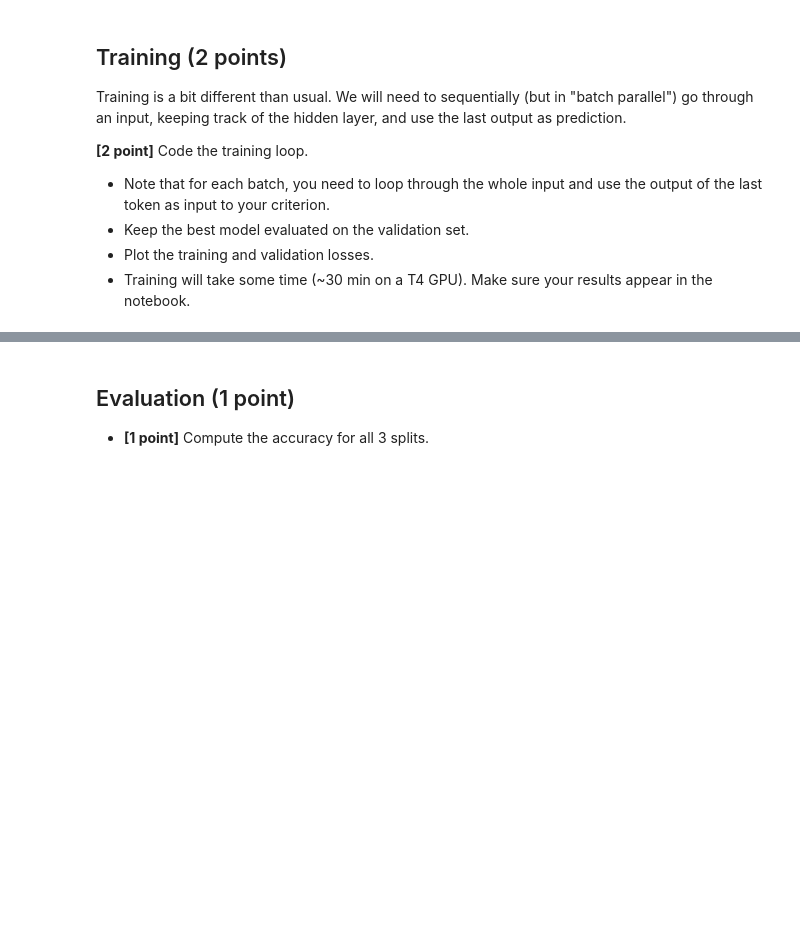
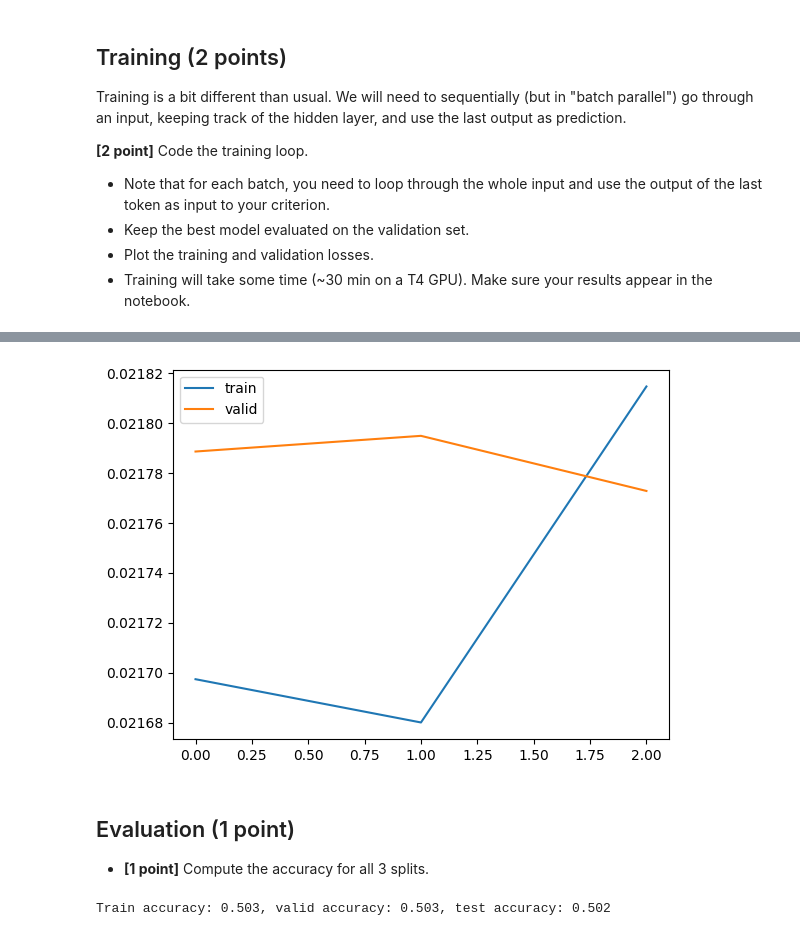
Before and after one commit to QuentinFISCH/nlp1-lab2, a Jupyter notebook: lab05/01_code_your_own_RNN.ipynb, the cells around one changed output, grey strips where cells are left out. Drawn from its saved outputs; the diff is of its cells as text; code cells hidden in the pictures; blank space fills up the shorter version.

```diff
--- a/lab05/01_code_your_own_RNN.ipynb
+++ b/lab05/01_code_your_own_RNN.ipynb
@@ -55,6 +68,9 @@ def vectorize_text(
     Returns:
         A tensor of IDs (torch.long).
     """
+    return torch.tensor(
+        [vocabulary[token] for token in tokenizer(text)], dtype=torch.long
+    )
 # %%
 text_pipeline = partial(vectorize_text, vocabulary=vocabulary, tokenizer=tokenizer)
 # %% [markdown]
@@ -88,7 +106,17 @@ def data_generator(
     Returns:
         A tuple of tensors (features, labels).
     """
+    X, y = shuffle(X, y)
+    for i in range(0, len(X), batch_size):
+        batch_X = X[i : i + batch_size]
+        batch_y = y[i : i + batch_size]
+        max_len = max([len(x) for x in batch_X])
+        batch_X = torch.stack(
+            [torch.cat([x, torch.ones(max_len - len(x), dtype=torch.long) * pad_id]) for x in batch_X]
+        )
+        yield batch_X, torch.tensor(batch_y, dtype=torch.long)
 # %%
+pad_token = "<pad>"
 train_gen = lambda: data_generator(X_train, y_train, vocabulary[pad_token])
 valid_gen = lambda: data_generator(X_valid, y_valid, vocabulary[pad_token])
 test_gen = lambda: data_generator(X_test, y_test, vocabulary[pad_token])
@@ -120,4 +200,53 @@ n_embedding = 32
 n_hidden = 64
 model = RNN(len(vocabulary.get_itos()), n_embedding, n_hidden).to(device)
 criterion = nn.BCEWithLogitsLoss()
-optimizer = torch.optim.Adam(model.parameters())
+optimizer = torch.optim.RMSprop(model.parameters(), lr=0.001)
+# %%
+# train the model
+from matplotlib import pyplot as plt
+
+
+n_epochs = 3
+best_valid_loss = np.inf
+train_losses = []
+valid_losses = []
+for epoch in range(n_epochs):
+    # train
+    model.train()
+    train_loss = 0
+    for X, y in tqdm(train_gen()):
+        optimizer.zero_grad()
+        hidden = model.init_hidden(X.shape[0]).to(device)
+        for i in range(X.shape[1]):
+            out, hidden = model(X[:, i].to(device), hidden)
+        loss = criterion(out.squeeze(), y.to(device).float())
+        loss.backward()
+        optimizer.step()
+        train_loss += loss.item()
+    train_loss /= len(X_train)
+    train_losses.append(train_loss)
+    # valid
+    model.eval()
+    valid_loss = 0
+    with torch.no_grad():
+        for X, y in tqdm(valid_gen()):
+            hidden = model.init_hidden(X.shape[0]).to(device)
+            for i in range(X.shape[1]):
+                out, hidden = model(X[:, i].to(device), hidden)
+            loss = criterion(out.squeeze(), y.to(device).float())
+            valid_loss += loss.item()
+    valid_loss /= len(X_valid)
+    valid_losses.append(valid_loss)
+    # save best model
+    if valid_loss < best_valid_loss:
+        best_valid_loss = valid_loss
+        torch.save(model.state_dict(), "best_model.pt")
+    print(
+        f"Epoch {epoch + 1}/{n_epochs} - train loss: {train_loss:.3f} - valid loss: {valid_loss:.3f}"
+    )
+
+plt.plot(train_losses, label="train")
+plt.plot(valid_losses, label="valid")
+plt.legend()
+plt.show()
+# %% [output]
@@ -124,3 +256,4 @@ optimizer = torch.optim.Adam(model.parameters())
+[figure, added]
 # %% [markdown]
 ## Evaluation (1 point)
 
@@ -127,0 +283,8 @@ optimizer = torch.optim.Adam(model.parameters())
+# %%
+model.load_state_dict(torch.load("best_model.pt"))
+train_acc = compute_accuracy(model, train_gen)
+valid_acc = compute_accuracy(model, valid_gen)
+test_acc = compute_accuracy(model, test_gen)
+print(f"Train accuracy: {train_acc:.3f}, valid accuracy: {valid_acc:.3f}, test accuracy: {test_acc:.3f}")
+# %% [output]
+Train accuracy: 0.503, valid accuracy: 0.503, test accuracy: 0.502
```
Also changed, not shown: parts of 7 cells of this notebook, 3 other files.
